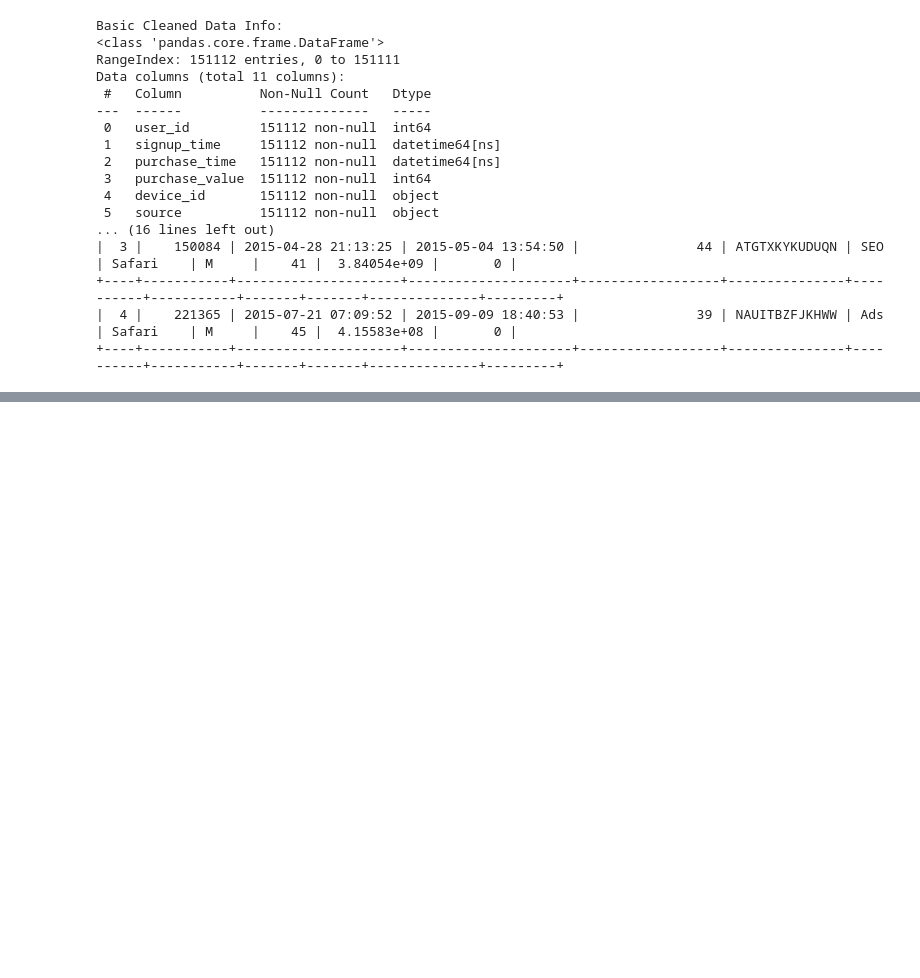
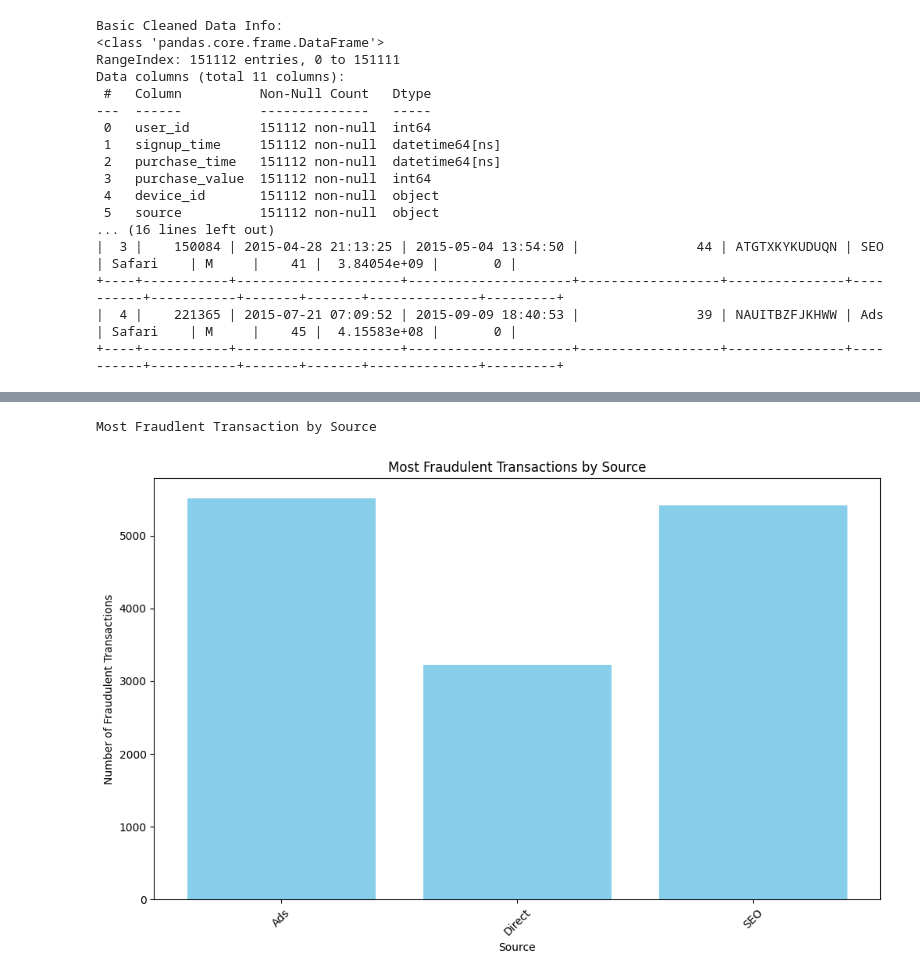
Before and after one commit to Elshaday97/fraud-detection-week-5-and-6, a Jupyter notebook: notebooks/eda-fraud-data.ipynb, the cells around one changed output, grey strips where cells are left out. Cells and saved outputs as stored; diff of their text form; code cells hidden in the pictures; blank space fills up the shorter version.

```diff
--- a/notebooks/eda-fraud-data.ipynb
+++ b/notebooks/eda-fraud-data.ipynb
@@ -104,0 +134,20 @@ Data columns (total 11 columns):
+# %%
+print("Most Fraudlent Transaction by Source")
+
+fraudulent_sources = fraud_df.groupby(Fraud_Data_Columns.SOURCE.value)[
+    Fraud_Data_Columns.CLASS.value
+].sum()
+
+sources = fraudulent_sources.index
+fraud_counts = fraudulent_sources.values
+
+plt.figure(figsize=(12, 7))
+plt.bar(sources, fraud_counts, color="skyblue")
+plt.xlabel("Source")
+plt.ylabel("Number of Fraudulent Transactions")
+plt.title("Most Fraudulent Transactions by Source")
+plt.xticks(rotation=45)
+plt.show()
+# %% [output]
+Most Fraudlent Transaction by Source
+[figure, added]
```
Also changed, not shown: parts of 10 cells of this notebook.
